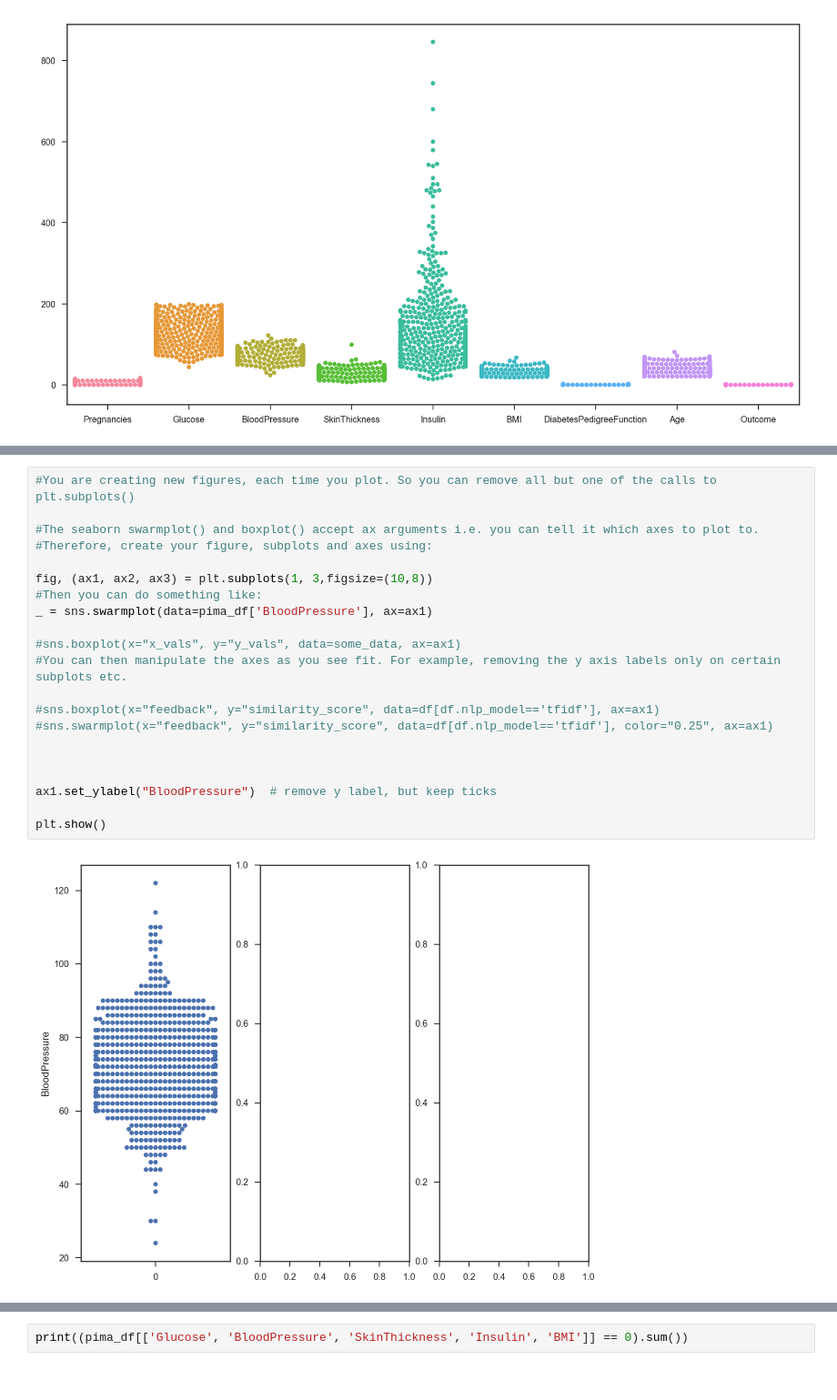
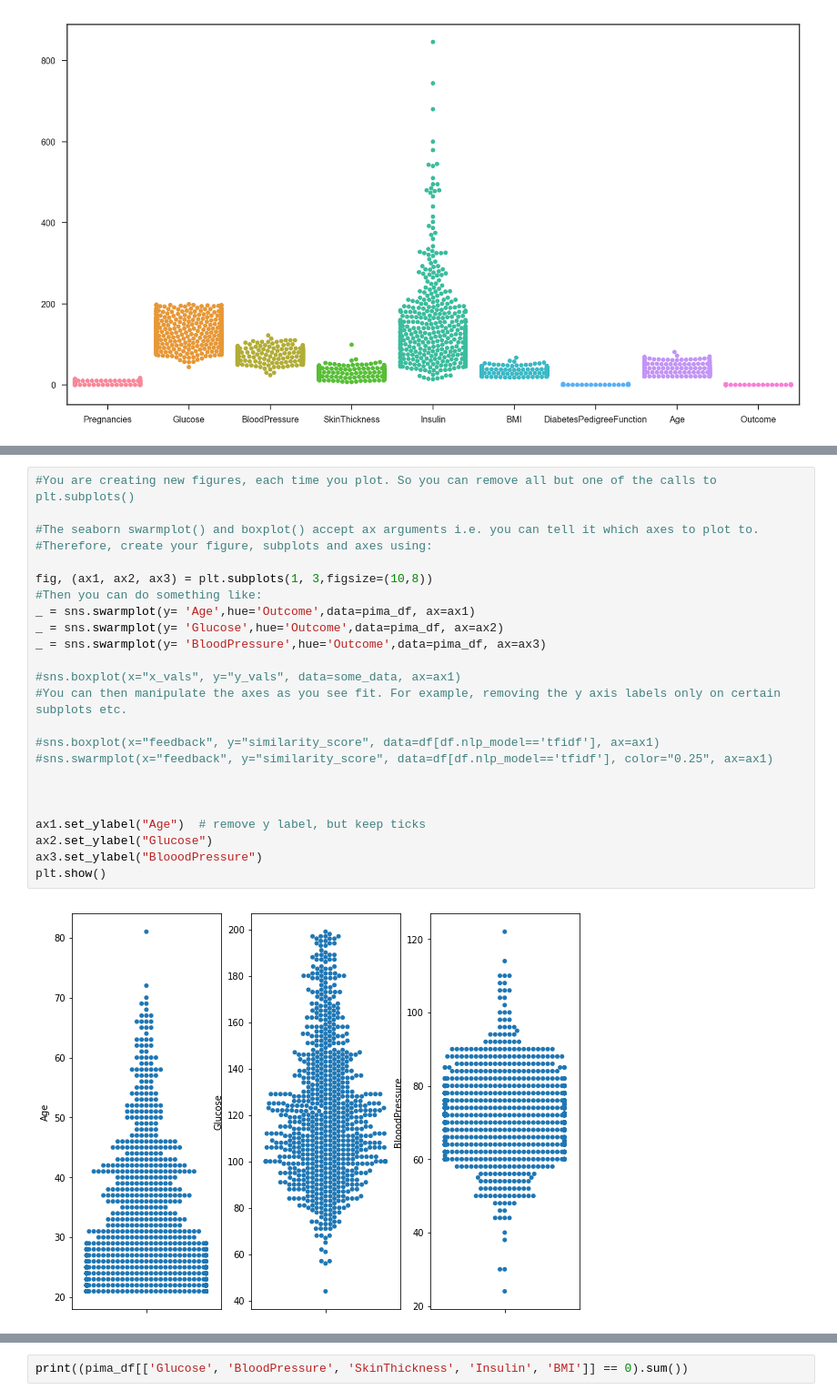
Before and after one commit to kp-algomaster/Data_PreProcessing_with_Python, a Jupyter notebook: data_pre-processing.ipynb, the cells around one changed output, grey strips where cells are left out. Shown at 91% size. Cells and saved outputs as stored; diff of their text form.

Commit message:
loading csv data and working with missing data updated

```diff
--- a/data_pre-processing.ipynb
+++ b/data_pre-processing.ipynb
@@ -253,23 +322,26 @@ ValueError: Could not interpret input 'attributes'
 # %%
 #You are creating new figures, each time you plot. So you can remove all but one of the calls to plt.subplots()
 
 #The seaborn swarmplot() and boxplot() accept ax arguments i.e. you can tell it which axes to plot to.
 #Therefore, create your figure, subplots and axes using:
 
 fig, (ax1, ax2, ax3) = plt.subplots(1, 3,figsize=(10,8))
 #Then you can do something like:
-_ = sns.swarmplot(data=pima_df['BloodPressure'], ax=ax1)
+_ = sns.swarmplot(y= 'Age',hue='Outcome',data=pima_df, ax=ax1)
+_ = sns.swarmplot(y= 'Glucose',hue='Outcome',data=pima_df, ax=ax2)
+_ = sns.swarmplot(y= 'BloodPressure',hue='Outcome',data=pima_df, ax=ax3)
 
 #sns.boxplot(x="x_vals", y="y_vals", data=some_data, ax=ax1)
 #You can then manipulate the axes as you see fit. For example, removing the y axis labels only on certain subplots etc.
 
 #sns.boxplot(x="feedback", y="similarity_score", data=df[df.nlp_model=='tfidf'], ax=ax1)
 #sns.swarmplot(x="feedback", y="similarity_score", data=df[df.nlp_model=='tfidf'], color="0.25", ax=ax1)
 
 
 
-ax1.set_ylabel("BloodPressure")  # remove y label, but keep ticks
-
+ax1.set_ylabel("Age")  # remove y label, but keep ticks
+ax2.set_ylabel("Glucose")
+ax3.set_ylabel("BlooodPressure")
 plt.show()
 # %% [output]
-[figure, old version]
+[figure, new version]
```
Also changed, not shown: parts of 30 cells of this notebook.
